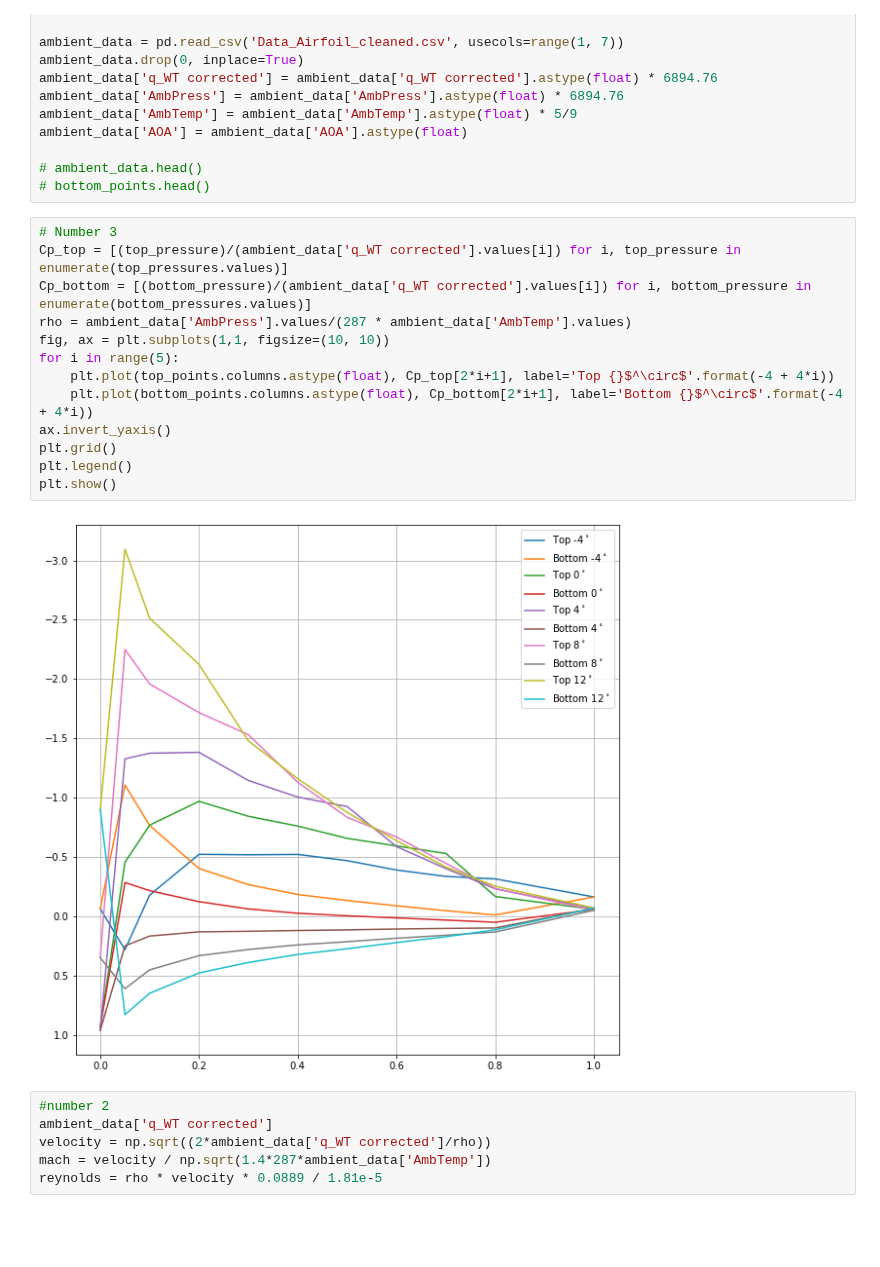
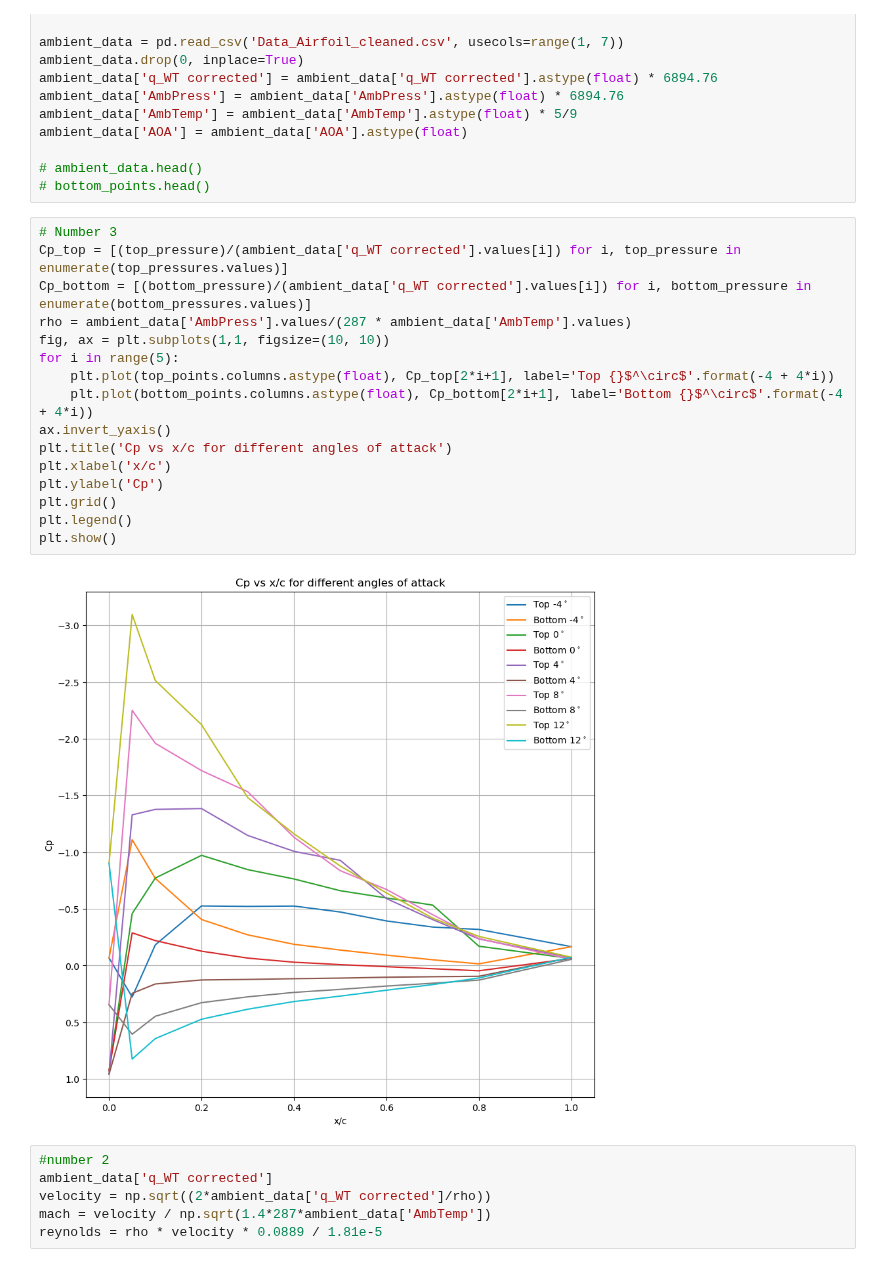
Before and after one commit to EvanY14/AE460-Fa23, a Jupyter notebook: Lab_2/dat_anal.ipynb, the cells around one changed output. Saved outputs shown, nothing was run; the diff lists cells and outputs as text; blank space fills up the shorter version.

```diff
--- a/Lab_2/dat_anal.ipynb
+++ b/Lab_2/dat_anal.ipynb
@@ -30,18 +30,21 @@ ambient_data['AOA'] = ambient_data['AOA'].astype(float)
 # %%
 # Number 3
 Cp_top = [(top_pressure)/(ambient_data['q_WT corrected'].values[i]) for i, top_pressure in enumerate(top_pressures.values)]
 Cp_bottom = [(bottom_pressure)/(ambient_data['q_WT corrected'].values[i]) for i, bottom_pressure in enumerate(bottom_pressures.values)]
 rho = ambient_data['AmbPress'].values/(287 * ambient_data['AmbTemp'].values)
 fig, ax = plt.subplots(1,1, figsize=(10, 10))
 for i in range(5):
     plt.plot(top_points.columns.astype(float), Cp_top[2*i+1], label='Top {}$^\circ$'.format(-4 + 4*i))
     plt.plot(bottom_points.columns.astype(float), Cp_bottom[2*i+1], label='Bottom {}$^\circ$'.format(-4 + 4*i))
 ax.invert_yaxis()
+plt.title('Cp vs x/c for different angles of attack')
+plt.xlabel('x/c')
+plt.ylabel('Cp')
 plt.grid()
 plt.legend()
 plt.show()
 # %% [output]
-[figure, old version]
+[figure, new version]
 # %%
 #number 2
 ambient_data['q_WT corrected']
```
Also changed, not shown: parts of 4 cells of this notebook.
